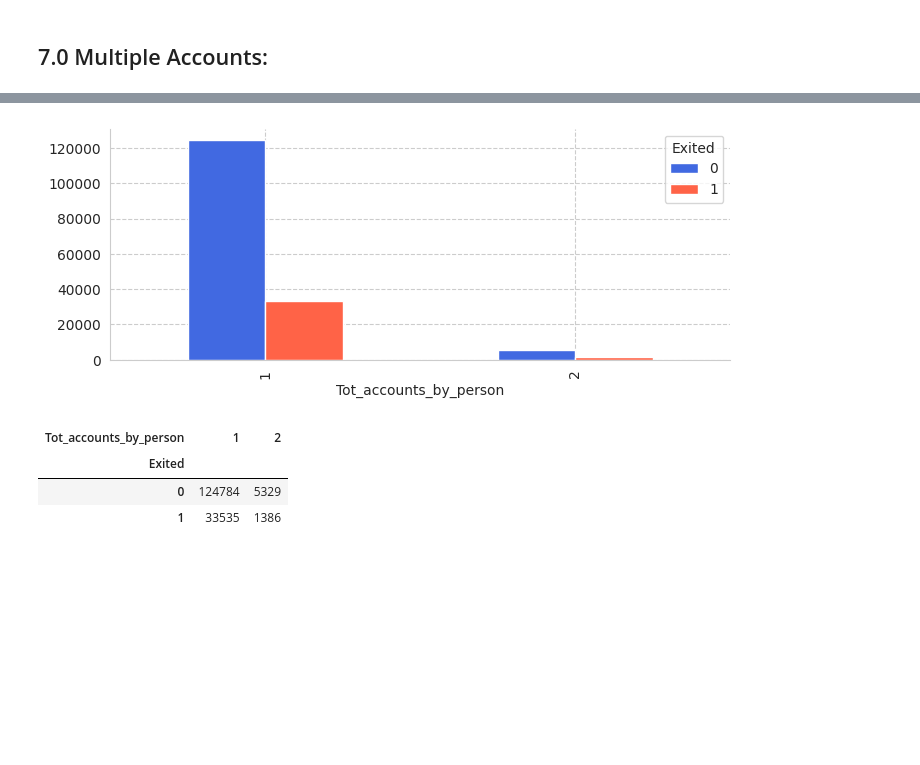
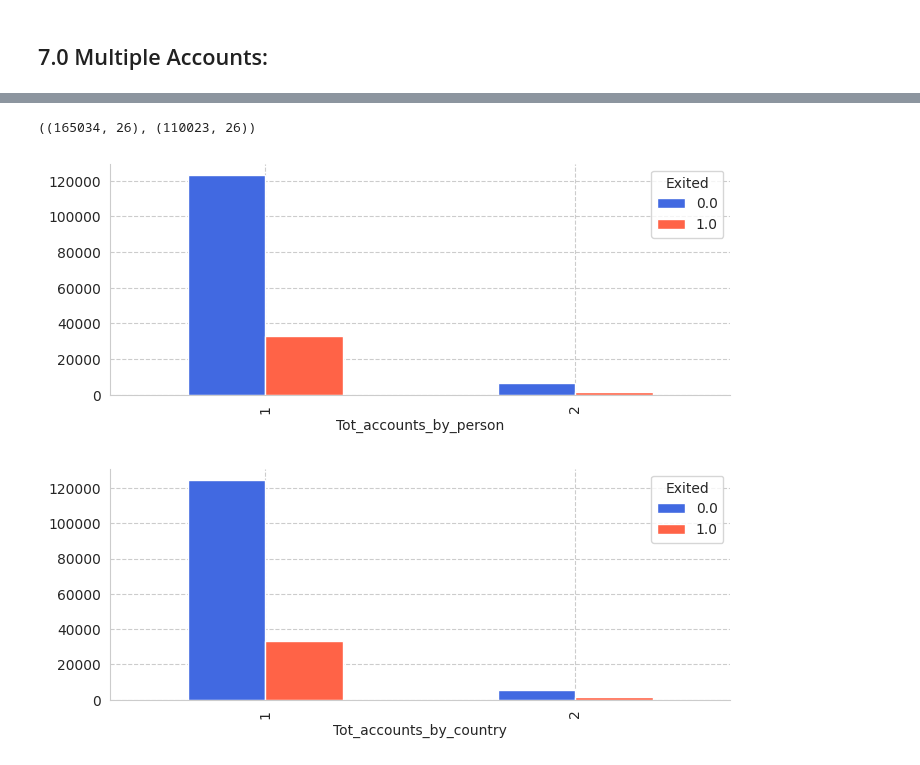
Before and after one commit to fabriziobasso/kaggle, a Jupyter notebook: S4E1_EDA.ipynb, the cells around one changed output, grey strips where cells are left out. Drawn from its saved outputs; the diff is of its cells as text; code cells hidden in the pictures; blank space fills up the shorter version.

```diff
--- a/S4E1_EDA.ipynb
+++ b/S4E1_EDA.ipynb
@@ -1638,5 +1904,5 @@ ax.figure.tight_layout()
 # %%
-double_accounts = train.reset_index().groupby(["CustomerId","Surname","EstimatedSalary","Geography","Gender","Age","CreditScore"], as_index=False)[["Balance"]].agg({"Balance":"count"})
+double_accounts = total_data.reset_index().groupby(["CustomerId","Surname","EstimatedSalary","Geography","Gender","Age","CreditScore"], as_index=False)[["Balance"]].agg({"Balance":"count"})
 double_accounts.sort_values("Balance",axis=0,ascending=False, inplace=True)
 double_accounts.rename({"Balance":"Tot_accounts_by_country"},axis=1,inplace=True)
 double_accounts.head(3)
@@ -1648,6 +1914,6 @@ double_accounts.head(3)
 # %%
 merge_col = ["CustomerId","Surname","EstimatedSalary","Geography","Gender","Age","CreditScore"]
 
-df = train.join(double_accounts.set_index(merge_col),on=merge_col,how='inner',rsuffix='_o')
+df = total_data.join(double_accounts.set_index(merge_col),on=merge_col,how='inner',rsuffix='_o')
 df.isna().sum()
 # %% [output]
@@ -1668,6 +1936,6 @@ Tot_accounts_by_country    0
 dtype: int64
 # %%
-double_accounts = train.reset_index().groupby(["CustomerId","Surname","EstimatedSalary","Gender","Age","CreditScore"], as_index=False)[["Balance"]].agg({"Balance":"count"})
+double_accounts = total_data.reset_index().groupby(["CustomerId","Surname","EstimatedSalary","Gender","Age","CreditScore"], as_index=False)[["Balance"]].agg({"Balance":"count"})
 double_accounts.sort_values("Balance",axis=0,ascending=False, inplace=True)
 double_accounts.rename({"Balance":"Tot_accounts_by_person"},axis=1,inplace=True)
 double_accounts.head()
@@ -1717,18 +1987,28 @@ df.head()
+# %%
+train_extended = df.loc[train.index,:]
+test_extended = df.loc[test.index,:]
+train_extended.shape,test_extended.shape
+# %% [output]
+((165034, 26), (110023, 26))
 # %%
 fig,axs=plt.subplots(1,1,figsize=(8,3),sharex=True)
 
-df_=df.copy()
+df_=train_extended.copy()
 df_["Tot_accounts_by_person"] = df_["Tot_accounts_by_person"].clip(0, 2)
 df_bc = df_.groupby(["Tot_accounts_by_person","Exited"])["Exited"].agg("count").unstack("Tot_accounts_by_person")
 #
 
 df_bc.T.plot(kind='bar', stacked=False, color=['royalblue', 'tomato'], ax=axs);
 # %% [output]
-[figure, old version]
+[figure, new version]
-# %%
-df_bc
-# %% [output]
-| Tot_accounts_by_person | 1 | 2 |
-| Exited |  |  |
-| 0 | 124784 | 5329 |
-| 1 | 33535 | 1386 |
+# %%
+fig,axs=plt.subplots(1,1,figsize=(8,3),sharex=True)
+
+df_=train_extended.copy()
+df_["Tot_accounts_by_country"] = df_["Tot_accounts_by_country"].clip(0, 2)
+df_bc = df_.groupby(["Tot_accounts_by_country","Exited"])["Exited"].agg("count").unstack("Tot_accounts_by_country")
+#
+
+df_bc.T.plot(kind='bar', stacked=False, color=['royalblue', 'tomato'], ax=axs);
+# %% [output]
+[figure, added]
```
Also changed, not shown: parts of 62 cells of this notebook.
